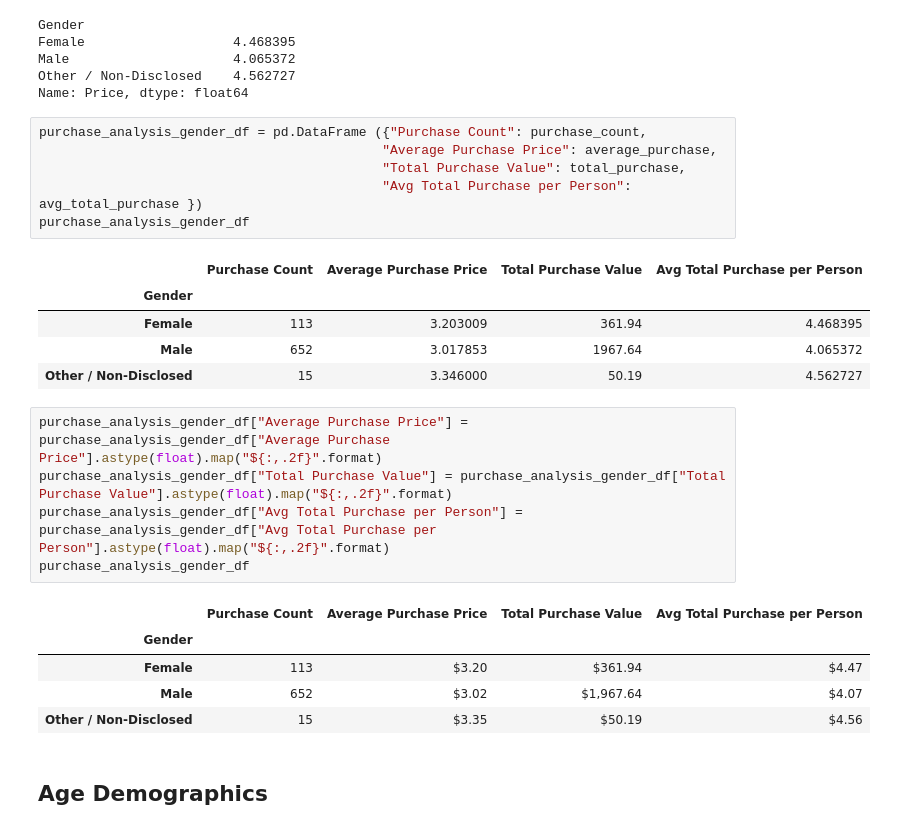
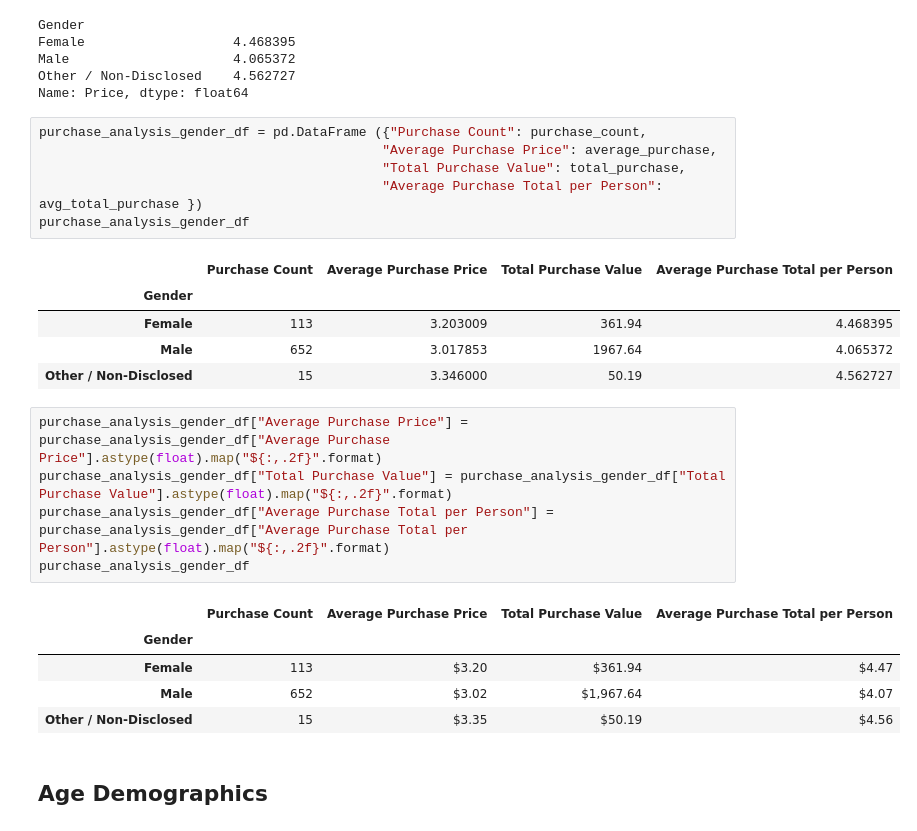
Before and after one commit to yuyhong23/pandas-challenge, a Jupyter notebook: HeroesOfPymoli/HeroesOfPymoli_starter-Copy1.ipynb, the cells around one changed output. Drawn from its saved outputs; the diff is of its cells as text.

```diff
--- a/HeroesOfPymoli/HeroesOfPymoli_starter-Copy1.ipynb
+++ b/HeroesOfPymoli/HeroesOfPymoli_starter-Copy1.ipynb
@@ -344,11 +347,11 @@ Name: Price, dtype: float64
 # %%
 purchase_analysis_gender_df = pd.DataFrame ({"Purchase Count": purchase_count,
                                             "Average Purchase Price": average_purchase,
                                             "Total Purchase Value": total_purchase,
-                                            "Avg Total Purchase per Person": avg_total_purchase })
+                                            "Average Purchase Total per Person": avg_total_purchase })
 purchase_analysis_gender_df
 # %% [output]
-|  | Purchase Count | Average Purchase Price | Total Purchase Value | Avg Total Purchase per Person |
+|  | Purchase Count | Average Purchase Price | Total Purchase Value | Average Purchase Total per Person |
 | Gender |  |  |  |  |
 | Female | 113 | 3.203009 | 361.94 | 4.468395 |
 | Male | 652 | 3.017853 | 1967.64 | 4.065372 |
@@ -356,10 +359,10 @@ purchase_analysis_gender_df
 # %%
 purchase_analysis_gender_df["Average Purchase Price"] = purchase_analysis_gender_df["Average Purchase Price"].astype(float).map("${:,.2f}".format)
 purchase_analysis_gender_df["Total Purchase Value"] = purchase_analysis_gender_df["Total Purchase Value"].astype(float).map("${:,.2f}".format)
-purchase_analysis_gender_df["Avg Total Purchase per Person"] = purchase_analysis_gender_df["Avg Total Purchase per Person"].astype(float).map("${:,.2f}".format)
+purchase_analysis_gender_df["Average Purchase Total per Person"] = purchase_analysis_gender_df["Average Purchase Total per Person"].astype(float).map("${:,.2f}".format)
 purchase_analysis_gender_df
 # %% [output]
-|  | Purchase Count | Average Purchase Price | Total Purchase Value | Avg Total Purchase per Person |
+|  | Purchase Count | Average Purchase Price | Total Purchase Value | Average Purchase Total per Person |
 | Gender |  |  |  |  |
 | Female | 113 | $3.20 | $361.94 | $4.47 |
 | Male | 652 | $3.02 | $1,967.64 | $4.07 |
```
Also changed, not shown: parts of 16 cells of this notebook.
